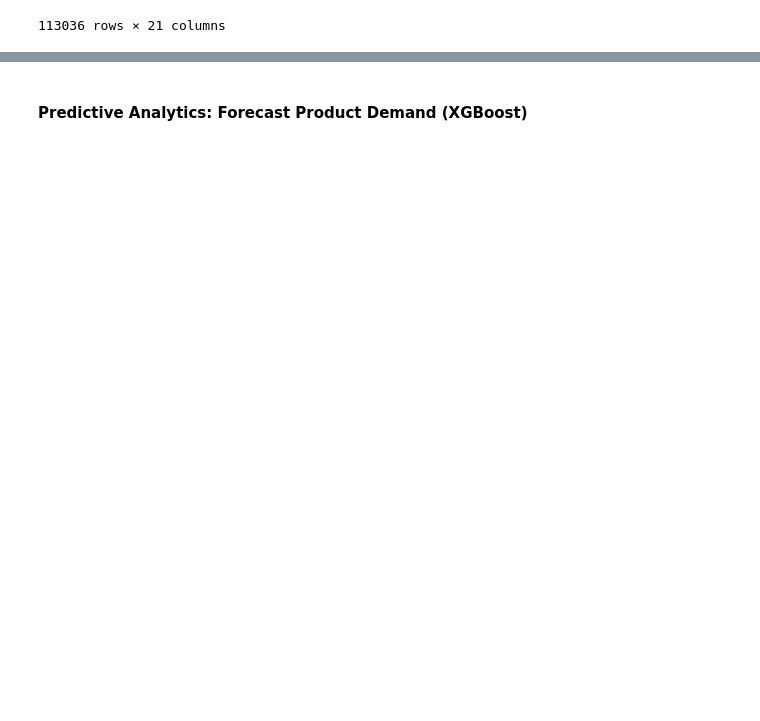
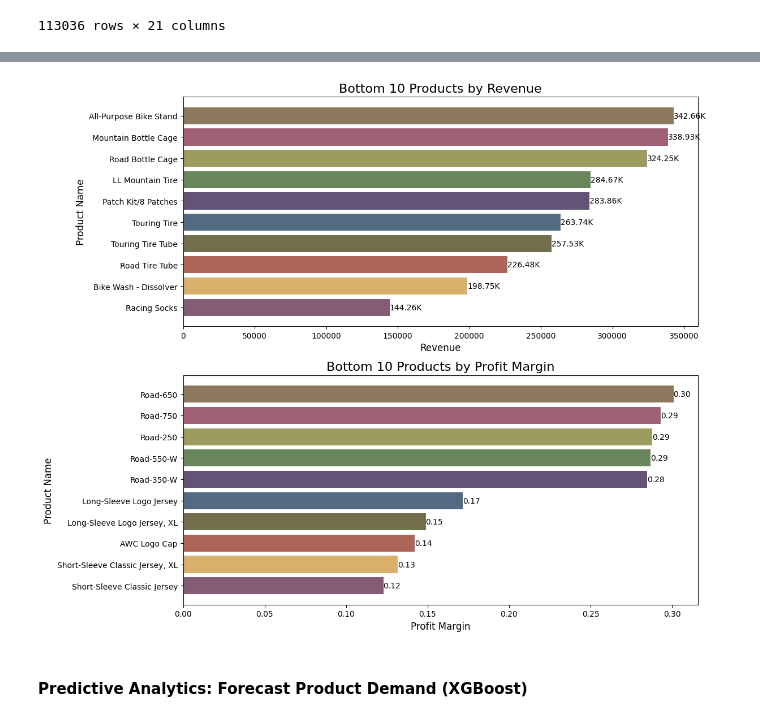
Before and after one commit to JinnOppa/Data-Analysis-Portfolio, a Jupyter notebook: bike-sales/sales2.ipynb, the cells around one changed output, grey strips where cells are left out. Saved outputs shown, nothing was run; the diff lists cells and outputs as text; code cells hidden in the pictures; blank space fills up the shorter version.

```diff
--- a/bike-sales/sales2.ipynb
+++ b/bike-sales/sales2.ipynb
@@ -700,2 +649,28 @@ low_profit_margin
+# %%
+fig, axs = plt.subplots(2, 1, figsize=(12, 10))
+
+# Plot for lowest revenue products
+axs[0].barh(low_products_revenue['Product_Name'], low_products_revenue['Revenue'], color=cmap.colors)
+axs[0].set_title('Bottom 10 Products by Revenue', fontsize=16)
+axs[0].set_xlabel('Revenue', fontsize=12)
+axs[0].set_ylabel('Product Name', fontsize=12)
+axs[0].tick_params(axis='y', rotation=0)  # Rotate x-ticks if needed
+for i, value in enumerate(low_products_revenue['Revenue']):
+    axs[0].text(value, i, shorten_large_numbers(value), va='center', fontsize=10)
+
+# Plot for lowest profit margins
+axs[1].barh(low_profit_margin['Product_Name'], low_profit_margin['Profit_Margin'], color=cmap.colors)
+axs[1].set_title('Bottom 10 Products by Profit Margin', fontsize=16)
+axs[1].set_xlabel('Profit Margin', fontsize=12)
+axs[1].set_ylabel('Product Name', fontsize=12)
+axs[1].tick_params(axis='y', rotation=0)  # Rotate x-ticks if needed
+for i, value in enumerate(low_profit_margin['Profit_Margin']):
+    axs[1].text(value, i, f'{value:.2f}', va='center', fontsize=10)
+
+# Adjust layout
+plt.tight_layout()
+plt.show()
+# %% [output]
+[figure, added]
 # %% [markdown]
 #### **Predictive Analytics: Forecast Product Demand (XGBoost)**
```
Also changed, not shown: parts of 28 cells of this notebook.
